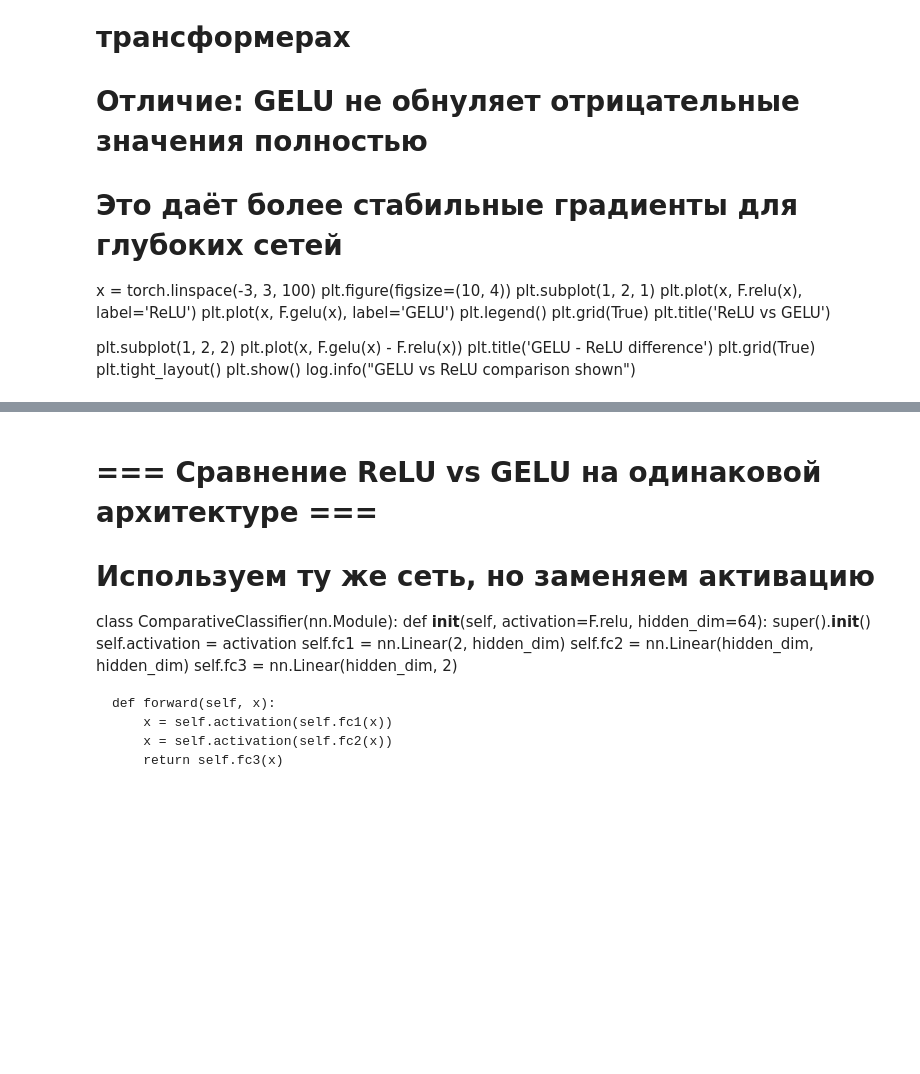
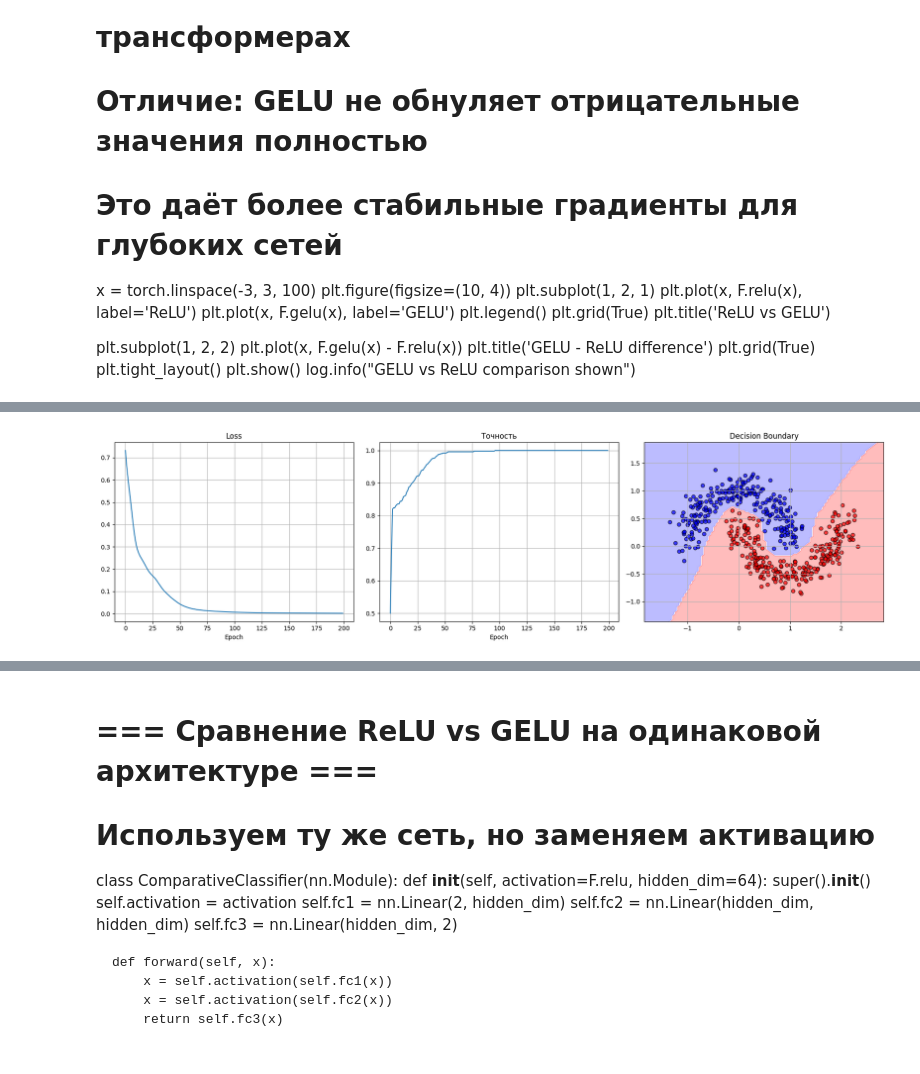
Before and after one commit to plsdemo0/transformer_learning, a Jupyter notebook: notebooks/03_linear_layers_and_activations.ipynb, the cells around one changed output, grey strips where cells are left out. Drawn from its saved outputs; the diff is of its cells as text; code cells hidden in the pictures; blank space fills up the shorter version.

```diff
--- a/notebooks/03_linear_layers_and_activations.ipynb
+++ b/notebooks/03_linear_layers_and_activations.ipynb
@@ -272,30 +334,32 @@ log.info("Training visualizations complete")
 # %%
 fig, axes = plt.subplots(1, 3, figsize=(18, 5))
 
-# Loss curve
+# Loss curve (кривая потерь)
 axes[0].plot(losses)
 axes[0].set_title('Loss')
 axes[0].set_xlabel('Epoch')
 axes[0].grid(True)
 
-# Accuracy curve
+# Точность (Accuracy) curve (кривая точности)
 axes[1].plot(accs)
-axes[1].set_title('Accuracy')
+axes[1].set_title('Точность')
 axes[1].set_xlabel('Epoch')
 axes[1].grid(True)
 
-# Decision boundary
+# Decision boundary (граница решения)
 x_min, x_max = X[:, 0].min().item() - 0.5, X[:, 0].max().item() + 0.5
 y_min, y_max = X[:, 1].min().item() - 0.5, X[:, 1].max().item() + 0.5
 xx, yy = np.meshgrid(np.linspace(x_min, x_max, 100), np.linspace(y_min, y_max, 100))
 grid = torch.tensor(np.c_[xx.ravel(), yy.ravel()], dtype=torch.float32, device=device)
 with torch.no_grad():
     Z = model(grid).argmax(1).cpu().numpy().reshape(xx.shape)
 axes[2].contourf(xx, yy, Z, alpha=0.3, cmap='bwr')
 axes[2].scatter(X[:, 0].cpu(), X[:, 1].cpu(), c=y.cpu(), cmap='bwr', edgecolors='k', alpha=0.7)
 axes[2].set_title('Decision Boundary')
 axes[2].grid(True)
 
 plt.tight_layout()
 plt.show()
 log.info("Training visualizations complete")
+# %% [output]
+[figure, added]
```
Also changed, not shown: parts of 12 cells of this notebook, 16 other files.
